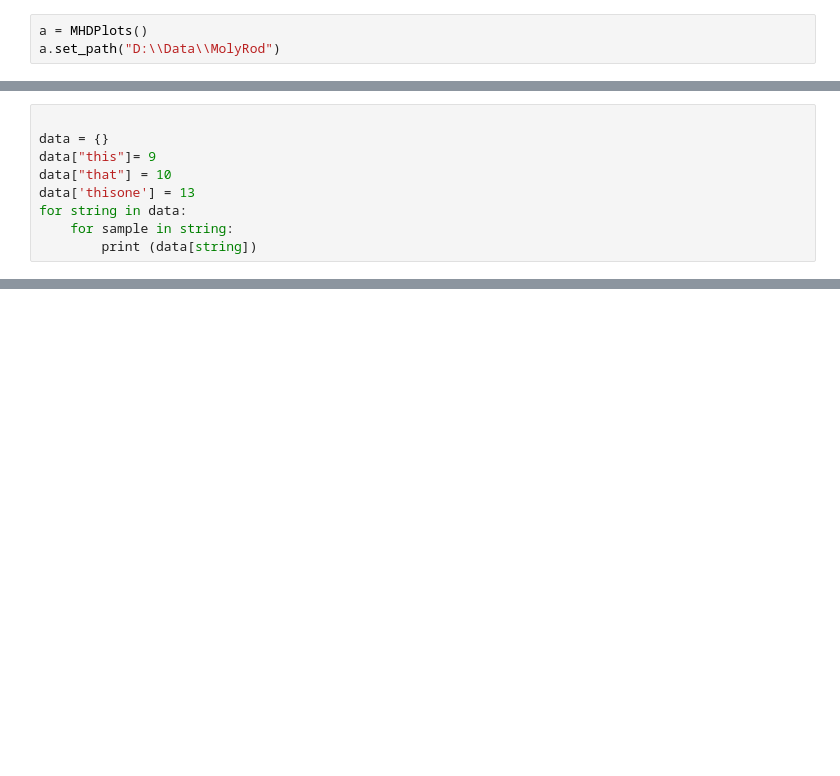
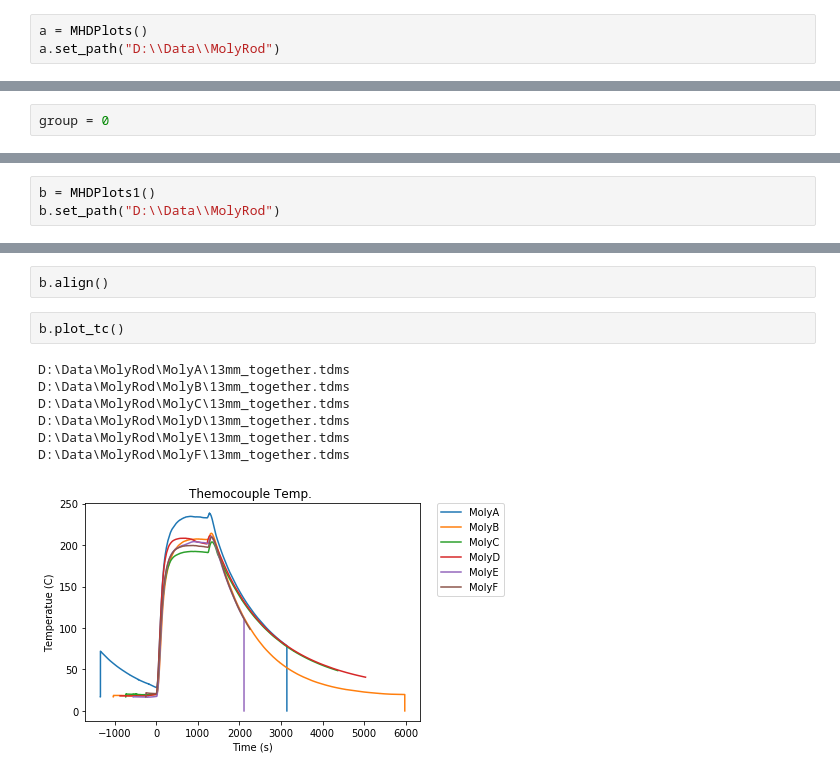
Before and after one commit to msb002/MHDlab, a Jupyter notebook: Python/Universal Data Analysis.ipynb, the cells around one changed output, grey strips where cells are left out. Cells and saved outputs as stored; diff of their text form; blank space fills up the shorter version.

```diff
--- a/Python/Universal Data Analysis.ipynb
+++ b/Python/Universal Data Analysis.ipynb
@@ -245,9 +324,0 @@ AttributeError: 'float' object has no attribute 'dtype'
-# %%
-
-data = {}
-data["this"]= 9
-data["that"] = 10
-data['thisone'] = 13
-for string in data:
-    for sample in string:
-        print (data[string])
@@ -276,0 +325,2 @@ array([nan, nan, nan, ..., -2699.583823525356, -2669.5988384567468,
+# %%
+group = 0
@@ -276,0 +583,3 @@ array([nan, nan, nan, ..., -2699.583823525356, -2669.5988384567468,
+# %%
+b = MHDPlots1()
+b.set_path("D:\\Data\\MolyRod")
@@ -276,0 +596,12 @@ array([nan, nan, nan, ..., -2699.583823525356, -2669.5988384567468,
+# %%
+b.align()
+# %%
+b.plot_tc()
+# %% [output]
+D:\Data\MolyRod\MolyA\13mm_together.tdms
+D:\Data\MolyRod\MolyB\13mm_together.tdms
+D:\Data\MolyRod\MolyC\13mm_together.tdms
+D:\Data\MolyRod\MolyD\13mm_together.tdms
+D:\Data\MolyRod\MolyE\13mm_together.tdms
+D:\Data\MolyRod\MolyF\13mm_together.tdms
+[figure, added]
```
Also changed, not shown: parts of 16 cells of this notebook.
